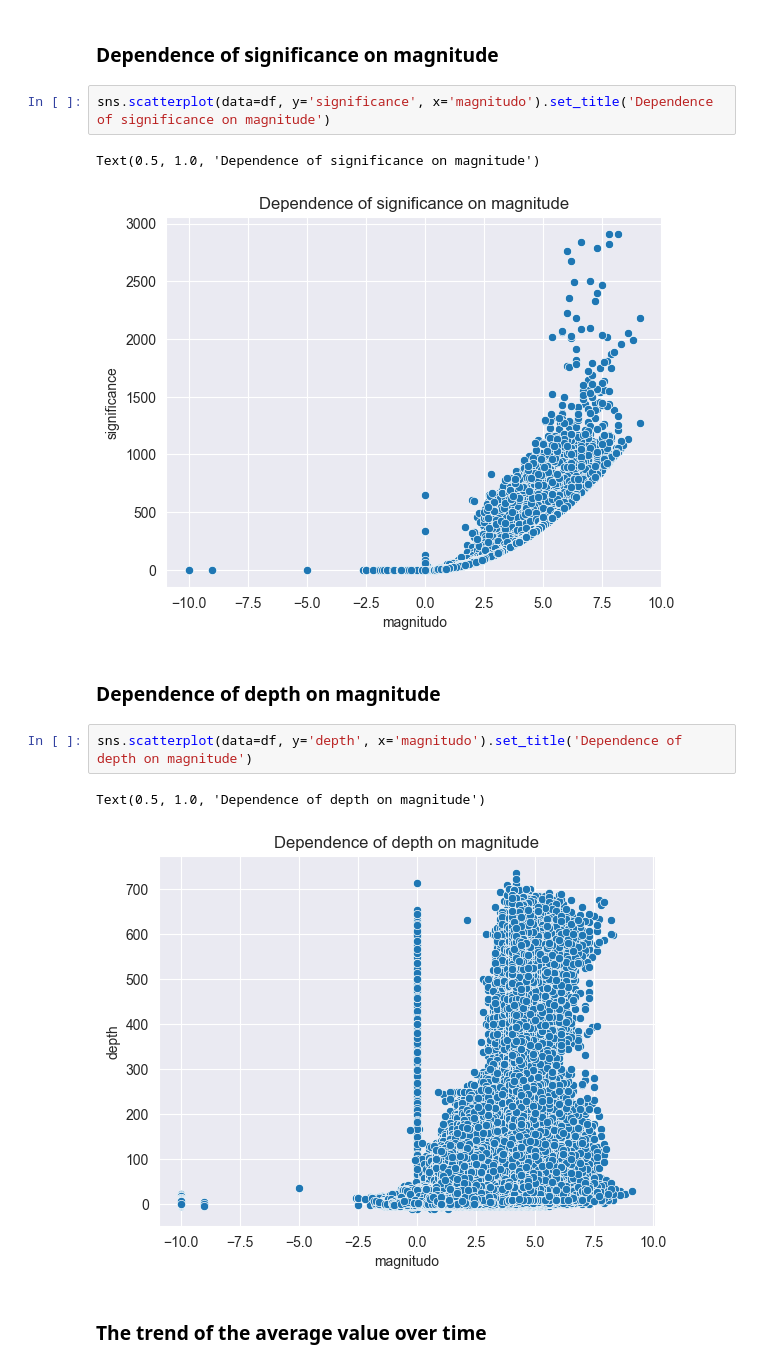
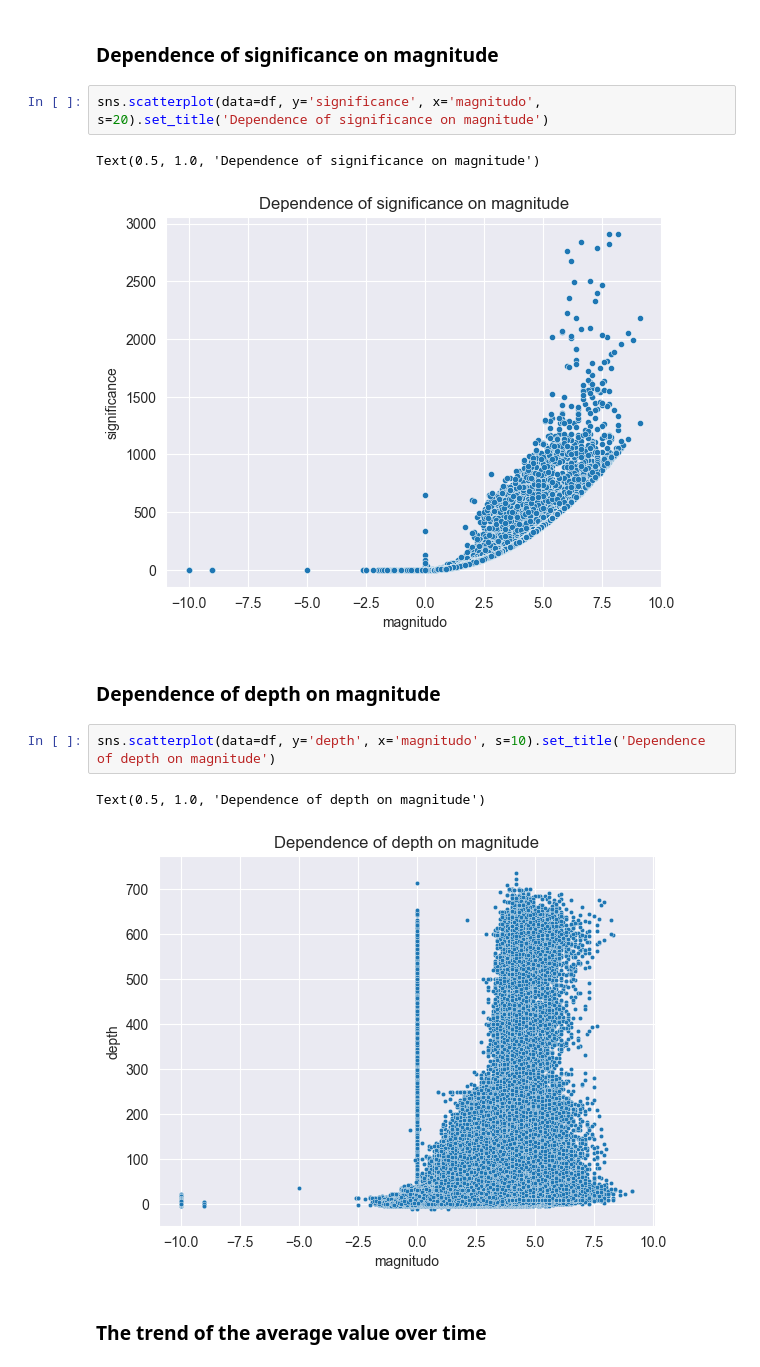
Before and after one commit to DenisIndenbom/DSBA-analytical-project, a Jupyter notebook: project.ipynb, the cells around one changed output. Cells and saved outputs as stored; diff of their text form.

```diff
--- a/project.ipynb
+++ b/project.ipynb
@@ -218,17 +218,17 @@ df['depth'].plot(kind='hist', bins=np.arange(0., df['depth'].max(), 50), log=Tru
 # %% [markdown]
 ### Dependence of significance on magnitude
 # %%
-sns.scatterplot(data=df, y='significance', x='magnitudo').set_title('Dependence of significance on magnitude')
+sns.scatterplot(data=df, y='significance', x='magnitudo', s=20).set_title('Dependence of significance on magnitude')
 # %% [output]
 Text(0.5, 1.0, 'Dependence of significance on magnitude')
-[figure, old version]
+[figure, new version]
 # %% [markdown]
 ### Dependence of depth on magnitude
 # %%
-sns.scatterplot(data=df, y='depth', x='magnitudo').set_title('Dependence of depth on magnitude')
+sns.scatterplot(data=df, y='depth', x='magnitudo', s=10).set_title('Dependence of depth on magnitude')
 # %% [output]
 Text(0.5, 1.0, 'Dependence of depth on magnitude')
-[figure, old version]
+[figure, new version]
 # %% [markdown]
 ### The trend of the average value over time
 # %%
```
Also changed, not shown: parts of 12 cells of this notebook.
